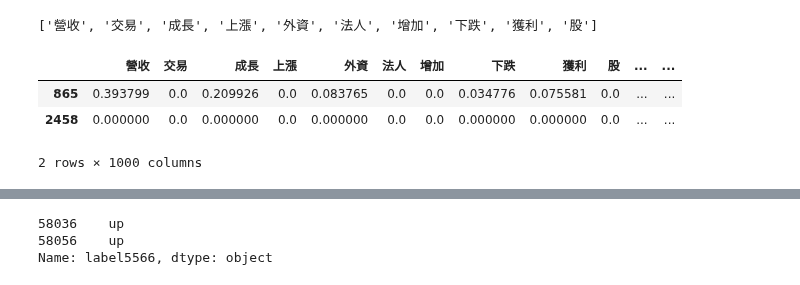
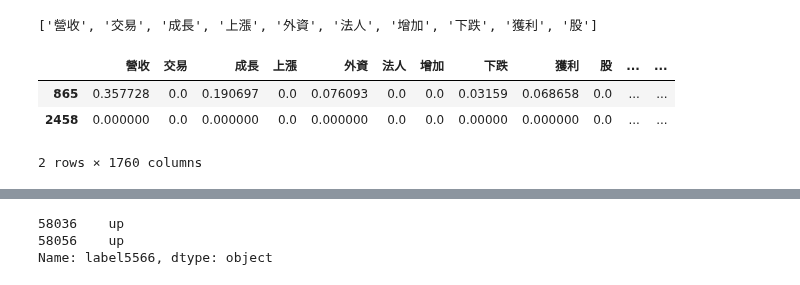
Before and after one commit to roccqqck/stock_eland, a Jupyter notebook: label_tfidf_training.ipynb, the cells around one changed output, grey strips where cells are left out. Drawn from its saved outputs; the diff is of its cells as text; code cells hidden in the pictures.

```diff
--- a/label_tfidf_training.ipynb
+++ b/label_tfidf_training.ipynb
@@ -314,22 +314,22 @@ features[:10]
 # %%
 from sklearn.feature_extraction.text import TfidfVectorizer
 
 #features = [ '上漲','下跌','看好','走高','走低','漲停','跌停']
-#features = features[:1000]
+features = features[:1760]
 #cv = TfidfVectorizer()   #預設有空格就一個feature
 cv = TfidfVectorizer(vocabulary = features) # 設定自己要的詞
 
 r = pd.SparseDataFrame(cv.fit_transform(df_company['content2']),
                        df_company.index,
                        cv.get_feature_names(),
                        default_fill_value=0)
 
 r.head(2)
 # %% [output]
 |  | 營收 | 交易 | 成長 | 上漲 | 外資 | 法人 | 增加 | 下跌 | 獲利 | 股 | ... | ... |
-| 865 | 0.393799 | 0.0 | 0.209926 | 0.0 | 0.083765 | 0.0 | 0.0 | 0.034776 | 0.075581 | 0.0 | ... | ... |
-| 2458 | 0.000000 | 0.0 | 0.000000 | 0.0 | 0.000000 | 0.0 | 0.0 | 0.000000 | 0.000000 | 0.0 | ... | ... |
+| 865 | 0.357728 | 0.0 | 0.190697 | 0.0 | 0.076093 | 0.0 | 0.0 | 0.03159 | 0.068658 | 0.0 | ... | ... |
+| 2458 | 0.000000 | 0.0 | 0.000000 | 0.0 | 0.000000 | 0.0 | 0.0 | 0.00000 | 0.000000 | 0.0 | ... | ... |
-2 rows × 1000 columns
+2 rows × 1760 columns
 # %%
 df_company2 = pd.concat([df_company,r], axis=1)
 df_company2.head(2)
```
Also changed, not shown: parts of 3 cells of this notebook.
